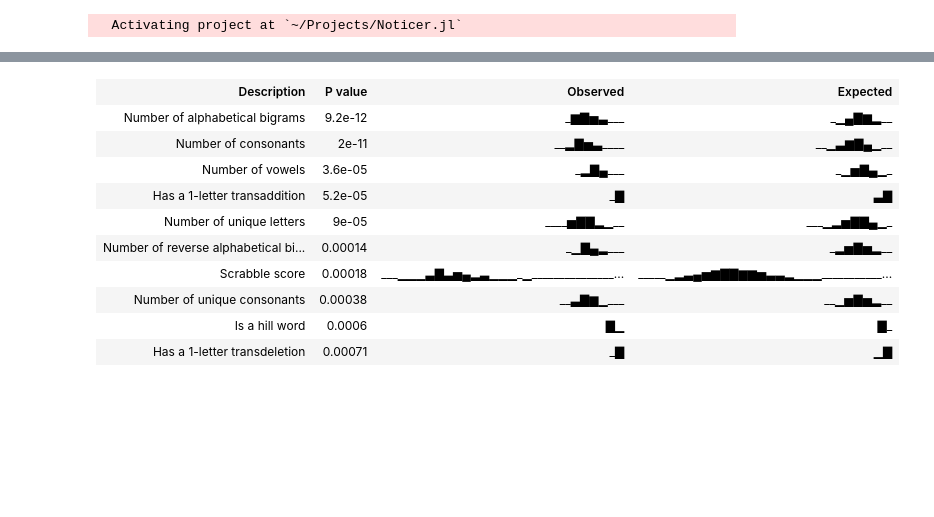
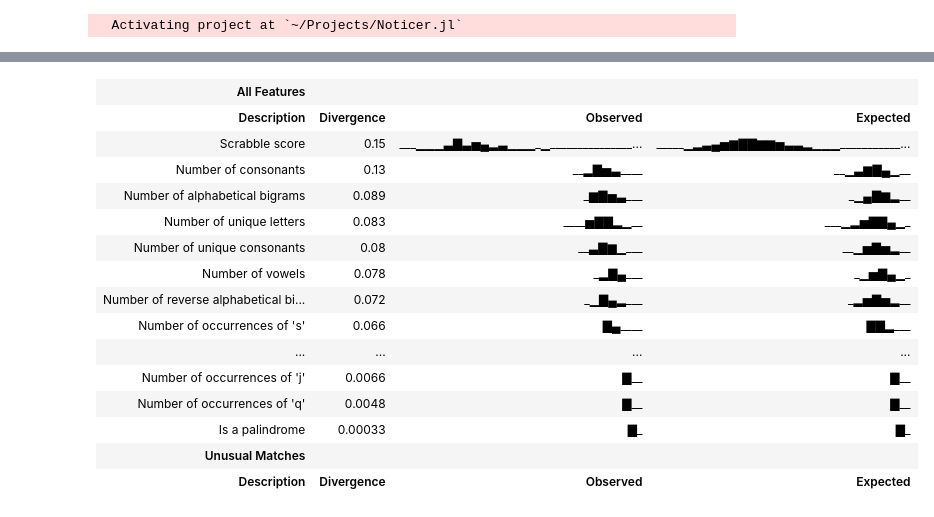
Before and after one commit to rdeits/Noticer.jl, a Jupyter notebook: noticer.ipynb, the cells around one changed output, grey strips where cells are left out. Drawn from its saved outputs; the diff is of its cells as text; code cells hidden in the pictures; blank space fills up the shorter version.

```diff
--- a/noticer.ipynb
+++ b/noticer.ipynb
@@ -77,46 +84,51 @@ results[1:5]
         ankles
         coloredice
         raptors
         spare net
         sick porno
         hawke
         limon
         taco
         tuba
         others
         triage
         heartpin
         rant
         blazer
         isabel
         baron
         paws
         opera
         internal
         pikers
         soaped
         draft
         papers
         serbia
         crowds
         cleaned
         piper
         """))
-    @test description(first(Noticer.perfect_matches(results))) == "Has a 1-letter transdeletion"
+    @test description(first(filter(all_identical, results))) == "Has a 1-letter transdeletion"
 # end
-results[1:10]
+Report(results)
 # %% [output]
-| Description | P value | Observed | Expected |
-| Number of alphabetical bigrams | 9.2e-12 | _▆▇▅▃___ | _▁▄▇▆▂__ |
-| Number of consonants | 2e-11 | __▂▇▅▃____ | __▁▃▆▇▄▁__ |
-| Number of vowels | 3.6e-05 | _▂▇▄___ | _▁▅▇▄▁_ |
-| Has a 1-letter transaddition | 5.2e-05 | _▇ | ▃▇ |
-| Number of unique letters | 9e-05 | ____▅▇▇▂▁__ | ___▁▂▅▇▇▄▁_ |
-| Number of reverse alphabetical bi... | 0.00014 | _▁▇▄▂___ | _▂▅▇▅▂__ |
-| Scrabble score | 0.00018 | ___▁▁▁▃▇▃▅▄▂▃▁▁▁_▁_______________... | _____▁▂▃▄▅▆▇▇▆▆▅▃▃▂▁▁▁___________... |
-| Number of unique consonants | 0.00038 | __▃▇▆▁___ | __▁▅▇▅▂__ |
-| Is a hill word | 0.0006 | ▇▁ | ▇_ |
-| Has a 1-letter transdeletion | 0.00071 | _▇ | ▁▇ |
+| All Features |  |  |  |
+| Description | Divergence | Observed | Expected |
+| Scrabble score | 0.15 | ___▁▁▁▃▇▃▅▄▂▃▁▁▁_▁_______________... | _____▁▂▃▄▅▆▇▇▆▆▅▃▃▂▁▁▁___________... |
+| Number of consonants | 0.13 | __▂▇▅▃____ | __▁▃▆▇▄▁__ |
+| Number of alphabetical bigrams | 0.089 | _▆▇▅▃___ | _▁▄▇▆▂__ |
+| Number of unique letters | 0.083 | ____▅▇▇▂▁__ | ___▁▂▅▇▇▄▁_ |
+| Number of unique consonants | 0.08 | __▃▇▆▁___ | __▁▅▇▅▂__ |
+| Number of vowels | 0.078 | _▂▇▄___ | _▁▅▇▄▁_ |
+| Number of reverse alphabetical bi... | 0.072 | _▁▇▄▂___ | _▂▅▇▅▂__ |
+| Number of occurrences of 's' | 0.066 | ▇▄____ | ▇▇▂___ |
+| ... | ... | ... | ... |
+| Number of occurrences of 'j' | 0.0066 | ▇__ | ▇__ |
+| Number of occurrences of 'q' | 0.0048 | ▇__ | ▇__ |
+| Is a palindrome | 0.00033 | ▇_ | ▇_ |
+| Unusual Matches |  |  |  |
+| Description | Divergence | Observed | Expected |
 # %%
 # Based on http://web.mit.edu/puzzle/www/2015/puzzle/ukacd/
 
```
Also changed, not shown: parts of 31 cells of this notebook, 14 other files.
